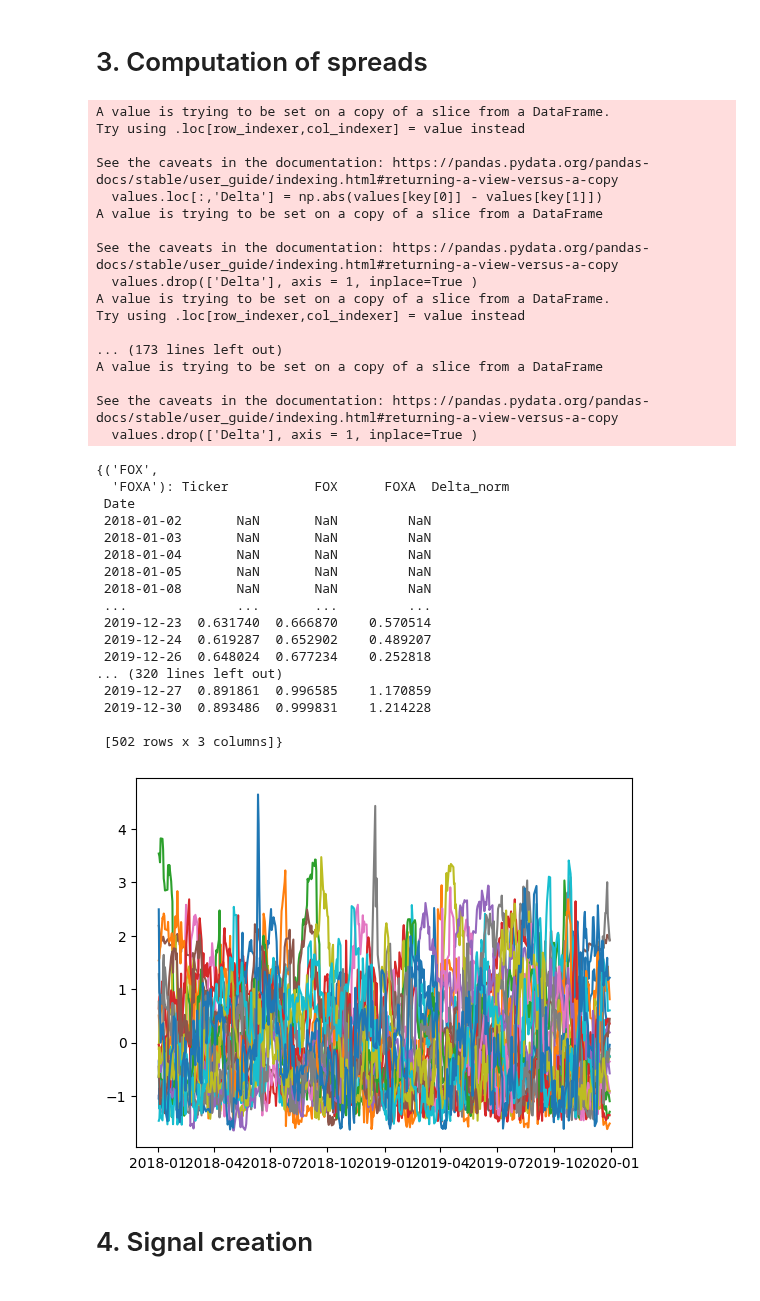
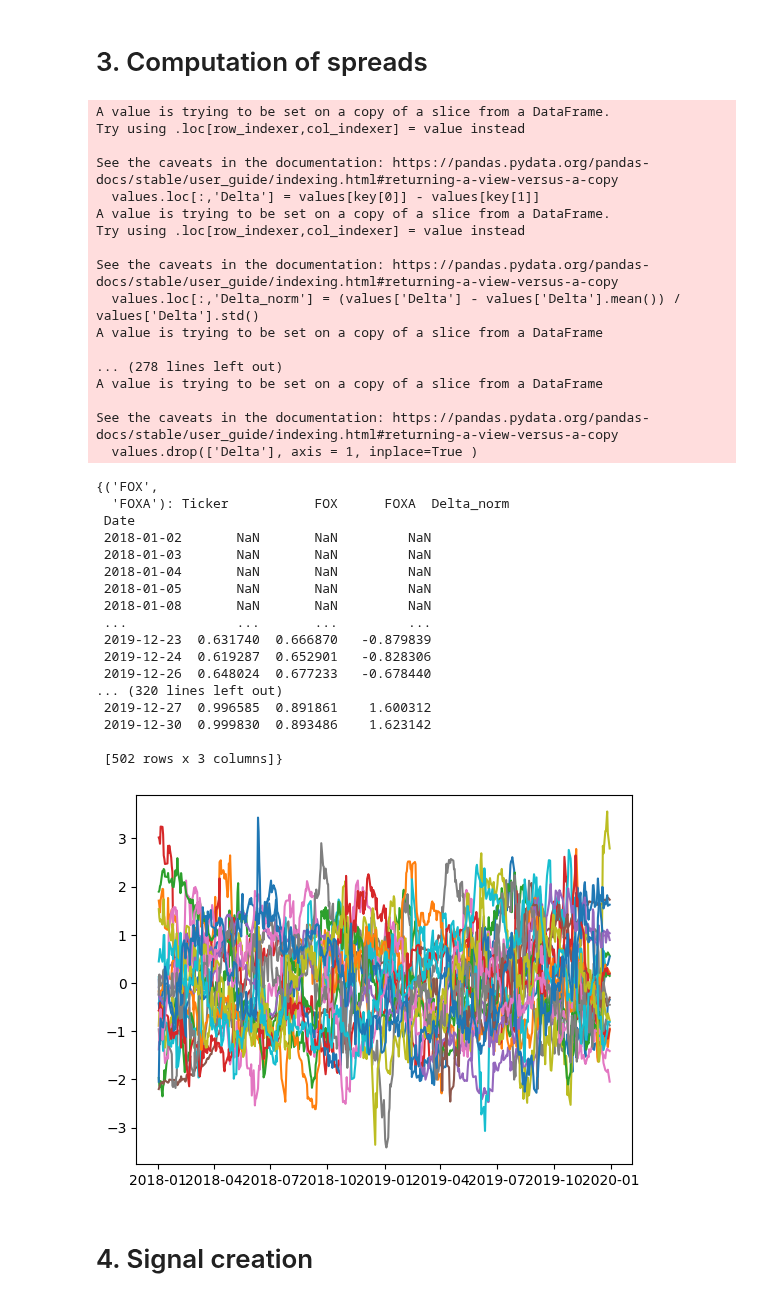
Before and after one commit to Antoinebattini/Pair_trading, a Jupyter notebook: Pair_Trading_Strategy_1.ipynb, the cells around one changed output. Saved outputs shown, nothing was run; the diff lists cells and outputs as text; code cells hidden in the pictures.

```diff
--- a/Pair_Trading_Strategy_1.ipynb
+++ b/Pair_Trading_Strategy_1.ipynb
@@ -135,0 +122,3 @@ selected_pairs
+# %%
+selected_pairs['Energy'] = [selected_pairs['Energy'][0]]
+selected_pairs
@@ -163,48 +164,49 @@ plots.pair_historic(dataframes_dictionnary_norm,('FOX', 'FOXA'))
 from Spread import Spread
 # %%
 for key,values in dataframes_dictionnary_norm.items():
-    values.loc[:,'Delta'] = np.abs(values[key[0]] - values[key[1]])
+
+    values.loc[:,'Delta'] = values[key[0]] - values[key[1]]
     values.loc[:,'Delta_norm'] = (values['Delta'] - values['Delta'].mean()) / values['Delta'].std()
     values.drop(['Delta'], axis = 1, inplace=True )
     plt.plot(dataframes_dictionnary_norm[key]['Delta_norm'])
 
 dataframes_dictionnary_norm
 # %% [output]
 A value is trying to be set on a copy of a slice from a DataFrame.
 Try using .loc[row_indexer,col_indexer] = value instead
 
 See the caveats in the documentation: https://pandas.pydata.org/pandas-docs/stable/user_guide/indexing.html#returning-a-view-versus-a-copy
-  values.loc[:,'Delta'] = np.abs(values[key[0]] - values[key[1]])
+  values.loc[:,'Delta'] = values[key[0]] - values[key[1]]
+A value is trying to be set on a copy of a slice from a DataFrame.
+Try using .loc[row_indexer,col_indexer] = value instead
+
+See the caveats in the documentation: https://pandas.pydata.org/pandas-docs/stable/user_guide/indexing.html#returning-a-view-versus-a-copy
+  values.loc[:,'Delta_norm'] = (values['Delta'] - values['Delta'].mean()) / values['Delta'].std()
+A value is trying to be set on a copy of a slice from a DataFrame
+
+... (278 lines left out)
 A value is trying to be set on a copy of a slice from a DataFrame
 
 See the caveats in the documentation: https://pandas.pydata.org/pandas-docs/stable/user_guide/indexing.html#returning-a-view-versus-a-copy
   values.drop(['Delta'], axis = 1, inplace=True )
-A value is trying to be set on a copy of a slice from a DataFrame.
-Try using .loc[row_indexer,col_indexer] = value instead
-
-... (173 lines left out)
-A value is trying to be set on a copy of a slice from a DataFrame
-
-See the caveats in the documentation: https://pandas.pydata.org/pandas-docs/stable/user_guide/indexing.html#returning-a-view-versus-a-copy
-  values.drop(['Delta'], axis = 1, inplace=True )
 {('FOX',
   'FOXA'): Ticker           FOX      FOXA  Delta_norm
  Date
  2018-01-02       NaN       NaN         NaN
  2018-01-03       NaN       NaN         NaN
  2018-01-04       NaN       NaN         NaN
  2018-01-05       NaN       NaN         NaN
  2018-01-08       NaN       NaN         NaN
  ...              ...       ...         ...
- 2019-12-23  0.631740  0.666870    0.570514
- 2019-12-24  0.619287  0.652902    0.489207
- 2019-12-26  0.648024  0.677234    0.252818
+ 2019-12-23  0.631740  0.666870   -0.879839
+ 2019-12-24  0.619287  0.652901   -0.828306
+ 2019-12-26  0.648024  0.677233   -0.678440
 ... (320 lines left out)
- 2019-12-27  0.891861  0.996585    1.170859
- 2019-12-30  0.893486  0.999831    1.214228
+ 2019-12-27  0.996585  0.891861    1.600312
+ 2019-12-30  0.999830  0.893486    1.623142
 
  [502 rows x 3 columns]}
-[figure, old version]
+[figure, new version]
 # %% [markdown]
 # 4. Signal creation
 # %%
```
Also changed, not shown: parts of 7 cells of this notebook, 2 other files.
